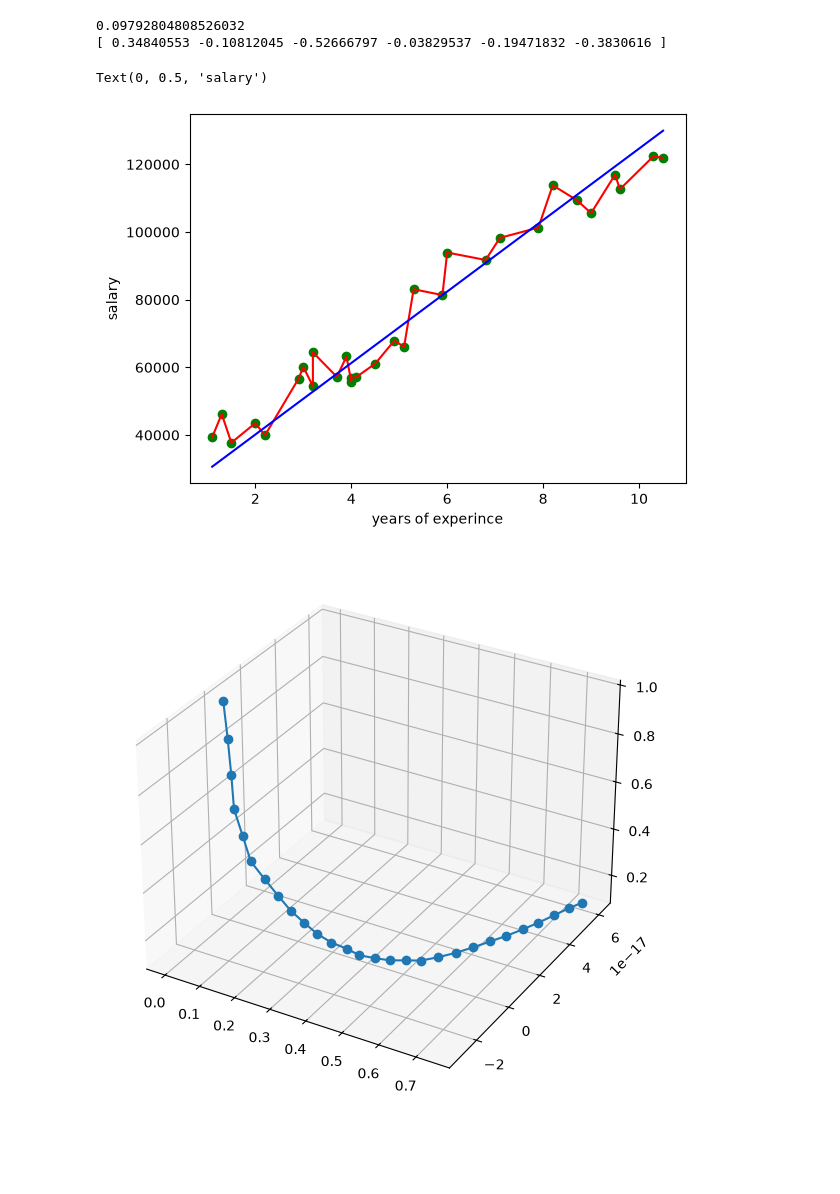
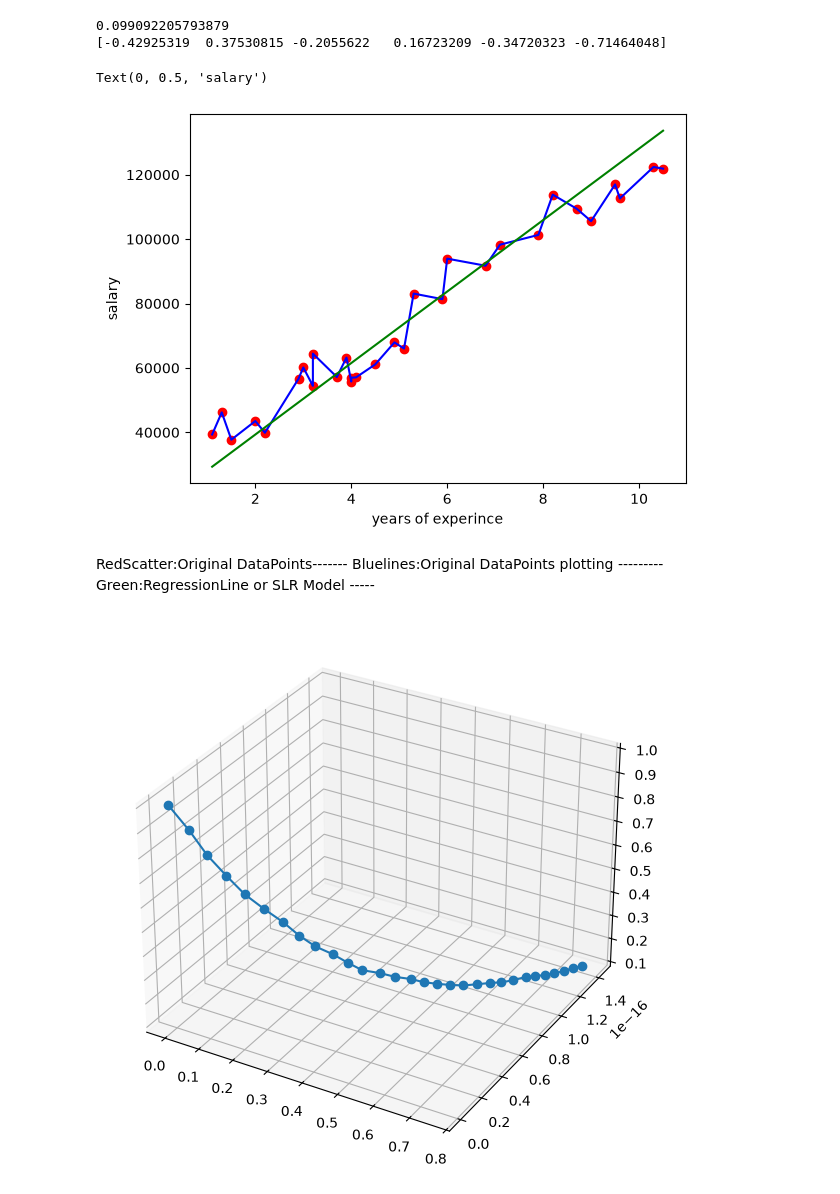
Before and after one commit to MaisasurKodes/ML, a Jupyter notebook: NoteBooks/LinearRegression.ipynb, the cells around one changed output. Saved outputs shown, nothing was run; the diff lists cells and outputs as text; code cells hidden in the pictures; blank space fills up the shorter version.

```diff
--- a/NoteBooks/LinearRegression.ipynb
+++ b/NoteBooks/LinearRegression.ipynb
@@ -4,11 +4,3 @@ import numpy as np
 import matplotlib.pyplot as plt
 # %%
 df=pd.read_csv("DataSets/Salary_Data.csv")
-# %%
-X= np.array(df["YearsExperience"])
-Y=np.array(df["Salary"])
-print(Y)
-plt.scatter(X,Y,c="g")
-plt.plot(X,Y,c="r")
-
-#The Data in below 2D GRAPH SHOWS HOW OUR DATASET IS SCATTERED across the x,y 2d plane
@@ -46,7 +32,7 @@ X_train = (X_train - X_mean) / X_std #(orginal_train_data-avg_of_dataset)/standa
 Y_train = (Y_train - Y_mean) / Y_std
 
 n=int(len(X_train)) # this gives no of training examples
-diffY_times_x_train
+# diffY_times_x_train
 
 def Yhat(w,b,x): #calculates Y also called Yhat or hypothesis
     return w*x+b
@@ -101,21 +87,25 @@ weight=weight*(Y_mean/X_mean) #denormalization of weight
 bias=Y_mean+(Y_std*bias)-(weight*X_mean) #denormalization of bias
 print(normalized_predicted_data-normalized_test_Y)
 # %% [output]
-0.09792804808526032
-[ 0.34840553 -0.10812045 -0.52666797 -0.03829537 -0.19471832 -0.3830616 ]
+0.099092205793879
+[-0.42925319  0.37530815 -0.2055622   0.16723209 -0.34720323 -0.71464048]
 # %%
 #model visualization
 X= np.array(df["YearsExperience"])
 Y=np.array(df["Salary"])
 y_line=weight*X+bias
-plt.scatter(X,Y,c="g",label="original dataset")
-plt.plot(X,Y,c="r")
-plt.plot(X,y_line,c="b")
+plt.scatter(X,Y,c="r",label="original dataset")
+plt.plot(X,Y,c="b")
+plt.plot(X,y_line,c="g")
 plt.xlabel("years of experince")
 plt.ylabel("salary")
 # %% [output]
 Text(0, 0.5, 'salary')
-[figure, old version]
+[figure, new version]
+# %% [markdown]
+RedScatter:Original DataPoints-------
+Bluelines:Original DataPoints plotting ---------
+Green:RegressionLine or SLR Model -----
 # %%
 #visualization of gradient descend
 
@@ -128,4 +118,4 @@ axis.plot(
     marker='o')
 plt.show()
 # %% [output]
-[figure, old version]
+[figure, new version]
```
Also changed, not shown: parts of 1 cell of this notebook, 1 other file.
